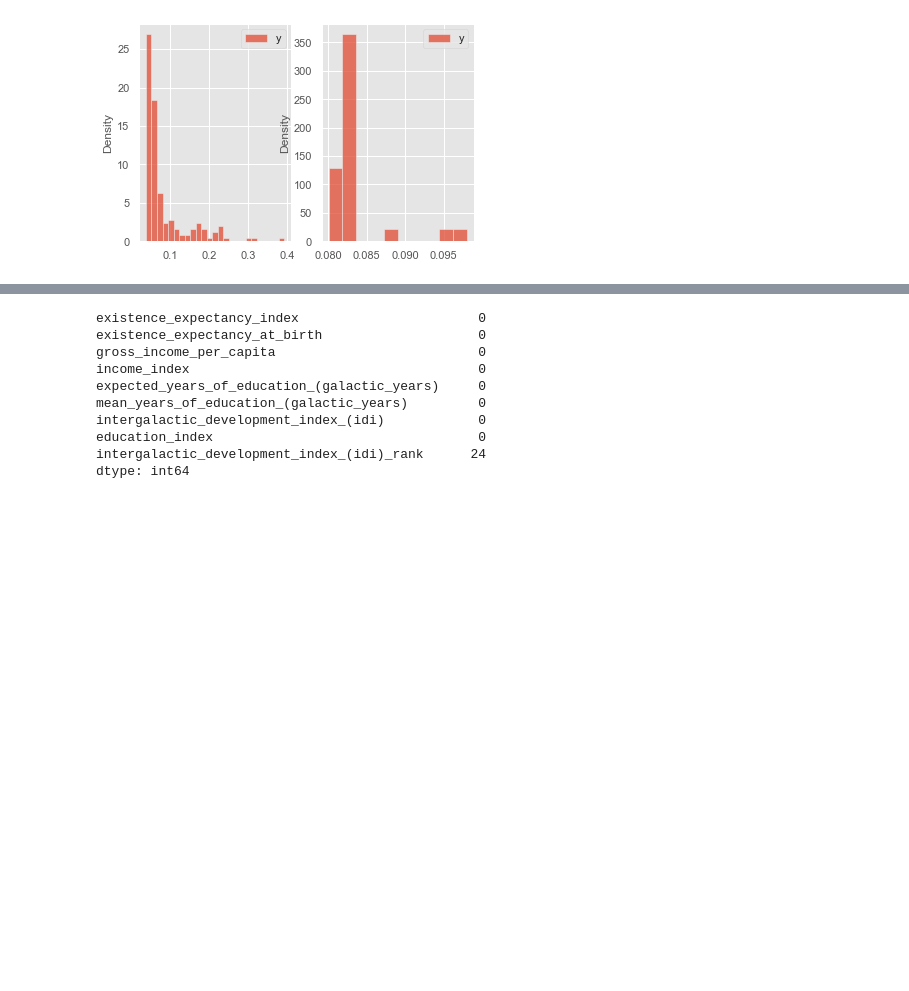
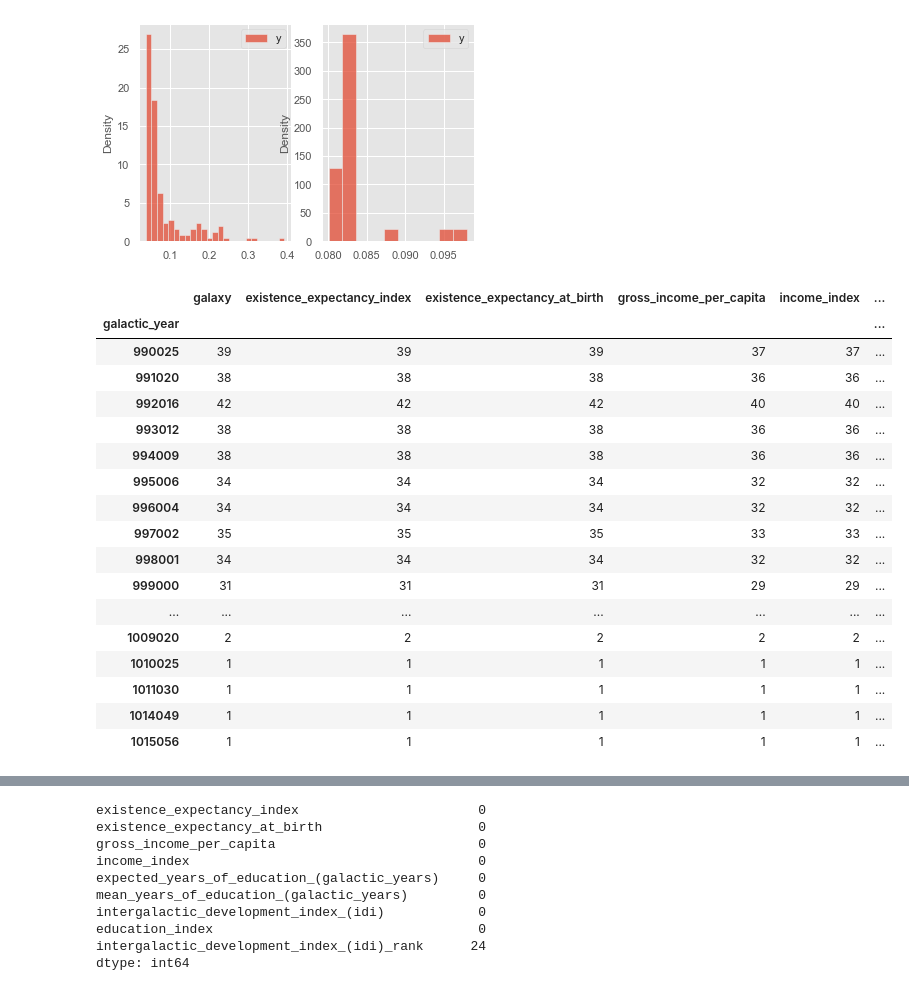
Before and after one commit to kamalzada/Python-codes, a Jupyter notebook: git_repository/Python-capstone-data2.ipynb, the cells around one changed output, grey strips where cells are left out. Drawn from its saved outputs; the diff is of its cells as text; code cells hidden in the pictures; blank space fills up the shorter version.

Commit message:
years-null count

```diff
--- a/git_repository/Python-capstone-data2.ipynb
+++ b/git_repository/Python-capstone-data2.ipynb
@@ -214,6 +214,28 @@ sns.histplot(data=df.groupby('galactic_year').mean()['y'].to_frame(), bins=10, s
 plt.show()
 # %% [output]
 [figure]
+# %%
+#We see that as time progresses, the number of null values decrease per record
+df[df.isna().any(axis=1)].reset_index(drop=True).groupby('galactic_year').count()
+# %% [output]
+|  | galaxy | existence_expectancy_index | existence_expectancy_at_birth | gross_income_per_capita | income_index | ... |
+| galactic_year |  |  |  |  |  | ... |
+| 990025 | 39 | 39 | 39 | 37 | 37 | ... |
+| 991020 | 38 | 38 | 38 | 36 | 36 | ... |
+| 992016 | 42 | 42 | 42 | 40 | 40 | ... |
+| 993012 | 38 | 38 | 38 | 36 | 36 | ... |
+| 994009 | 38 | 38 | 38 | 36 | 36 | ... |
+| 995006 | 34 | 34 | 34 | 32 | 32 | ... |
+| 996004 | 34 | 34 | 34 | 32 | 32 | ... |
+| 997002 | 35 | 35 | 35 | 33 | 33 | ... |
+| 998001 | 34 | 34 | 34 | 32 | 32 | ... |
+| 999000 | 31 | 31 | 31 | 29 | 29 | ... |
+| ... | ... | ... | ... | ... | ... | ... |
+| 1009020 | 2 | 2 | 2 | 2 | 2 | ... |
+| 1010025 | 1 | 1 | 1 | 1 | 1 | ... |
+| 1011030 | 1 | 1 | 1 | 1 | 1 | ... |
+| 1014049 | 1 | 1 | 1 | 1 | 1 | ... |
+| 1015056 | 1 | 1 | 1 | 1 | 1 | ... |
 # %%
 %%time
 df['galactic_year'] = df['galactic_year'].astype('O')
```
Also changed, not shown: parts of 4 cells of this notebook.
